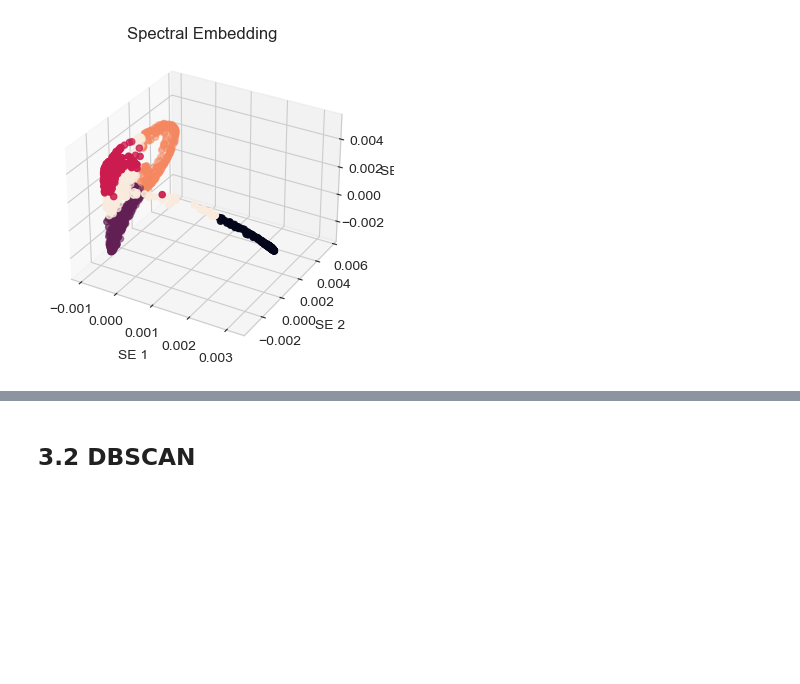
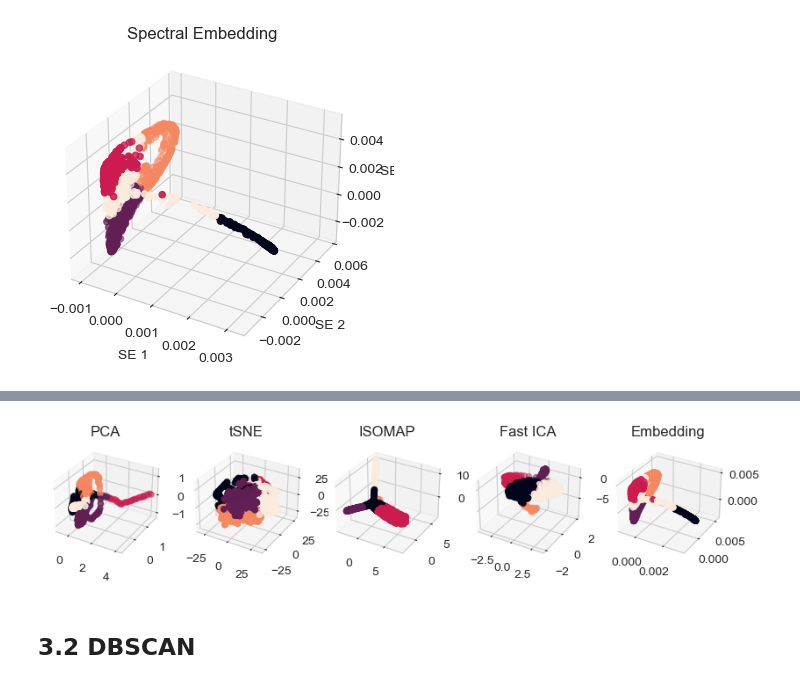
Before and after one commit to anabenitoterreros/TEPaat, a Jupyter notebook: notebooks/3.0-aat-Clustering.ipynb, the cells around one changed output, grey strips where cells are left out. Cells and saved outputs as stored; diff of their text form; code cells hidden in the pictures; blank space fills up the shorter version.

```diff
--- a/notebooks/3.0-aat-Clustering.ipynb
+++ b/notebooks/3.0-aat-Clustering.ipynb
@@ -295,3 +295,84 @@ axs.set_title('Spectral Embedding')
 # %% [output]
 Text(0.5, 0.92, 'Spectral Embedding')
 [figure]
+# %%
+# plot cluster
+fig = plt.figure(figsize=(10,8))
+sns.set_style("whitegrid", {'axes.grid' : True})
+
+## PCA
+
+# plot cluster
+axs = fig.add_subplot(151, projection='3d')
+
+x = pca_3D_data[:, 0]
+y = pca_3D_data[:, 1]
+z = pca_3D_data[:, 2]
+
+axs.scatter(x, y, z, c = kmeans_PCA_3D_data, marker='o')
+
+# axs.set_xlabel('PCA 1')
+# axs.set_ylabel('PCA 2')
+# axs.set_zlabel('PCA 3')
+axs.set_title('PCA')
+
+## tSNE
+axs = fig.add_subplot(152, projection='3d')
+
+x = tsne_3D_data[:, 0]
+y = tsne_3D_data[:, 1]
+z = tsne_3D_data[:, 2]
+
+axs.scatter(x, y, z, c = kmeans_tSNE_3D_data, marker='o')
+
+# axs.set_xlabel('tSNE 1')
+# axs.set_ylabel('tSNE 2')
+# axs.set_zlabel('tSNE 3')
+axs.set_title('tSNE')
+
+## ISOMAP
+
+axs = fig.add_subplot(153, projection='3d')
+
+x = ISOMAP_3D_data[:, 0]
+y = ISOMAP_3D_data[:, 1]
+z = ISOMAP_3D_data[:, 2]
+
+axs.scatter(x, y, z, c = kmeans_isomap_3D_data, marker='o')
+
+# axs.set_xlabel('ISM 1')
+# axs.set_ylabel('ISM 2')
+# axs.set_zlabel('ISM 3')
+axs.set_title('ISOMAP')
+
+## ICA
+
+sns.set_style("whitegrid", {'axes.grid' : False})
+
+axs = fig.add_subplot(154, projection='3d')
+
+x = fastICA_3D_data[:, 0]
+y = fastICA_3D_data[:, 1]
+z = fastICA_3D_data[:, 2]
+
+axs.scatter(x, y, z, c = kmeans_fastICA_3D_data, marker='o')
+
+# axs.set_xlabel('ICA 1')
+# axs.set_ylabel('ICA 2')
+# axs.set_zlabel('ICA 3')
+axs.set_title('Fast ICA')
+
+## Spectral Embedding
+axs = fig.add_subplot(155, projection='3d')
+
+x = embedding_3D_data[:, 0]
+y = embedding_3D_data[:, 1]
+z = embedding_3D_data[:, 2]
+
+axs.scatter(x, y, z, c = kmeans_embedding_3D_data)
+
+# axs.set_xlabel('SE 1')
+# axs.set_ylabel('SE 2')
+# axs.set_zlabel('SE 3')
+axs.set_title('Embedding')
+# %% [output]
@@ -298,3 +380,4 @@ Text(0.5, 0.92, 'Spectral Embedding')
+[figure, added]
 # %% [markdown]
 ## 3.2 DBSCAN
 # %%
```
Also changed, not shown: parts of 5 cells of this notebook, 9 other files.
